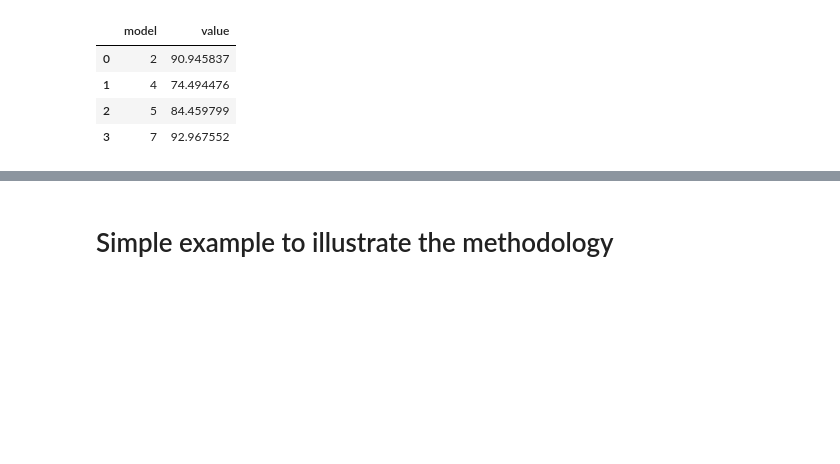
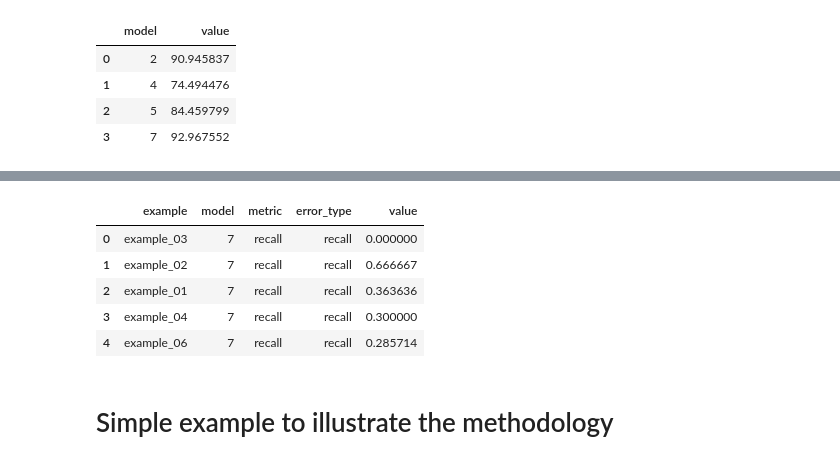
Before and after one commit to krzischp/handoff-eval, a Jupyter notebook: notebooks/evaluation.ipynb, the cells around one changed output, grey strips where cells are left out. Cells and saved outputs as stored; diff of their text form; code cells hidden in the pictures; blank space fills up the shorter version.

```diff
--- a/notebooks/evaluation.ipynb
+++ b/notebooks/evaluation.ipynb
@@ -110,3 +133,12 @@ agg_recall
+# %%
+df_metrics.head()
+# %% [output]
+|  | example | model | metric | error_type | value |
+| 0 | example_03 | 7 | recall | recall | 0.000000 |
+| 1 | example_02 | 7 | recall | recall | 0.666667 |
+| 2 | example_01 | 7 | recall | recall | 0.363636 |
+| 3 | example_04 | 7 | recall | recall | 0.300000 |
+| 4 | example_06 | 7 | recall | recall | 0.285714 |
 # %% [markdown]
 # Simple example to illustrate the methodology
 # %%
```
Also changed, not shown: parts of 4 cells of this notebook, 3 other files.
